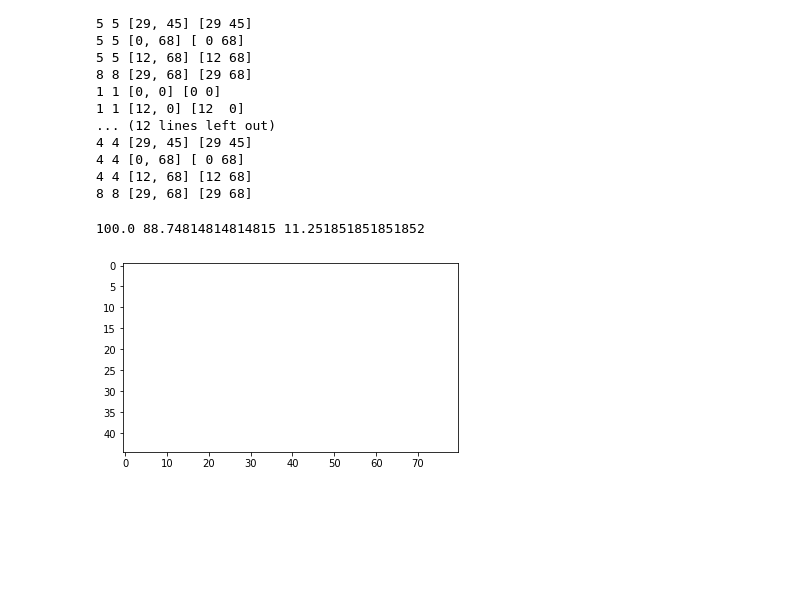
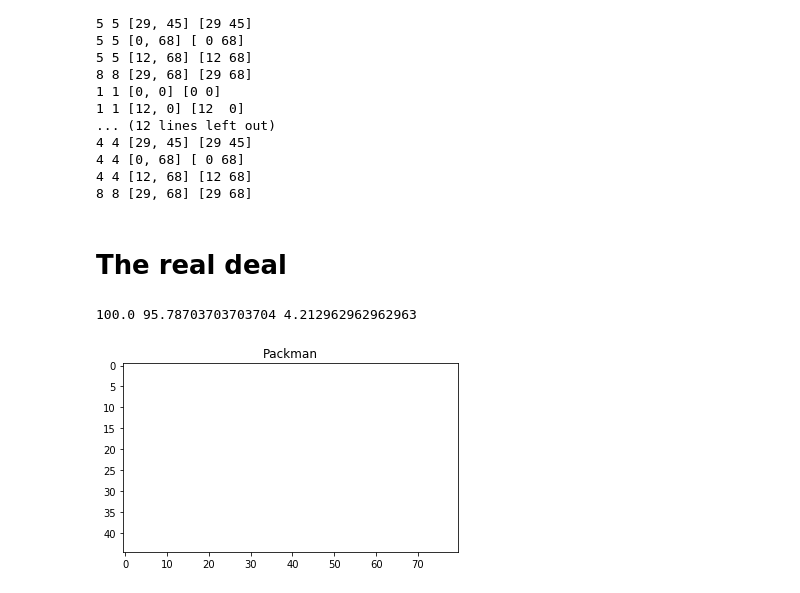
Before and after one commit to nsidn98/Imitation-Learning-PyTorch, a Jupyter notebook: test imitation learning.ipynb, the cells around one changed output. Saved outputs shown, nothing was run; the diff lists cells and outputs as text; code cells hidden in the pictures; blank space fills up the shorter version.

```diff
--- a/test imitation learning.ipynb
+++ b/test imitation learning.ipynb
@@ -786,6 +786,8 @@ for i in range(len(dims)):
 4 4 [0, 68] [ 0 68]
 4 4 [12, 68] [12 68]
 8 8 [29, 68] [29 68]
+# %% [markdown]
+# The real deal
 # %%
 search_range=6 # will search in +-search_range
 search = np.arange(0,search_range,1)
@@ -867,6 +869,7 @@ search_space=[]
 walle_vol = 0
 packman_vol=0
 for i in range(len(dims)):
+    packman = 0
     cur_dim = np.array(dims[i][:3]).astype(np.uint16)
     l,b,h = cur_dim
     x,y,score = get_pos(state,dims[i])
@@ -877,32 +880,42 @@ for i in range(len(dims)):
         search_space.append([x+b,y])
         search_space.append([x,y+l])
         tot_vol += cur_dim[0]*cur_dim[1]*cur_dim[2]
         packman_vol+=cur_dim[0]*cur_dim[1]*cur_dim[2]
+        packman = 1
     if score == -10:
 #         dims.append(dims[i])
         max_score = -10
         x_pos = 0
         y_pos = 0
         for x_w,y_w in search_space:
             walle_score = getStabilityScore(x_w,y_w , state[0,:,:], dimn = cur_dim, currldc_x=0, currldc_y=0)
             if walle_score > max_score:
                 max_score = walle_score
                 x_pos = x_w
                 y_pos = y_w
         if walle_score != -10:
             x = x_pos; y = y_pos
             state = step(state,[x,y],cur_dim)
             search_space.append([x,y])
             search_space.append([x+b,y])
             search_space.append([x,y+l])
             tot_vol += cur_dim[0]*cur_dim[1]*cur_dim[2]
             walle_vol+=cur_dim[0]*cur_dim[1]*cur_dim[2]
+    if packman:
+        plt.imshow(state[0,:,:],cmap='hot',vmin=0,vmax=45)
+        plt.title('Packman')
+        plt.savefig('State_'+str(i)+'.png')
+    if not packman:
+        plt.imshow(state[0,:,:],cmap='hot',vmin=0,vmax=45)
+        plt.title('Walle')
+        plt.savefig('State_'+str(i)+'.png')
+
 
 #     if i == 1*orig_len:
 #         break
 #     i += 1
 print(tot_vol/(80*45*45)*100,packman_vol/(80*45*45)*100,walle_vol/(80*45*45)*100)
 show(state[0,:,:])
 # %% [output]
-100.0 88.74814814814815 11.251851851851852
+100.0 95.78703703703704 4.212962962962963
-[figure, old version]
+[figure, new version]
```
Also changed, not shown: parts of 2 cells of this notebook, 38 other files.
